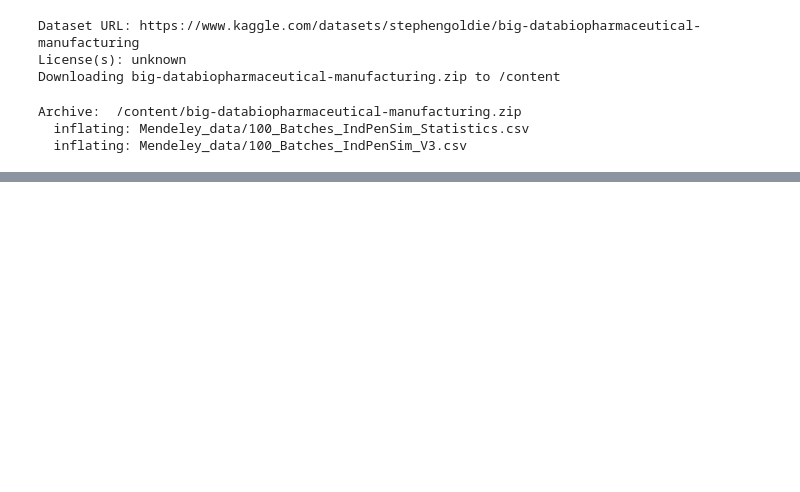
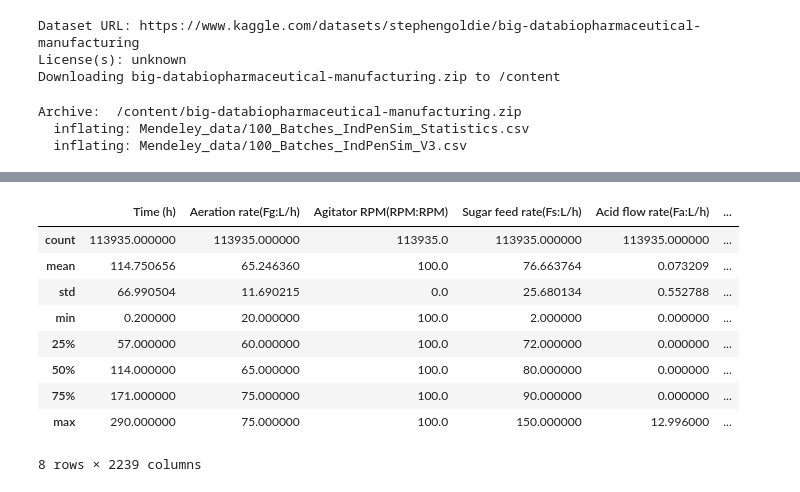
Before and after one commit to DeepBhattarai/Bioprocess_data_evaluation, a Jupyter notebook: Bioprocess_pencillin.ipynb, the cells around one changed output, grey strips where cells are left out. Saved outputs shown, nothing was run; the diff lists cells and outputs as text; code cells hidden in the pictures; blank space fills up the shorter version.

```diff
--- a/Bioprocess_pencillin.ipynb
+++ b/Bioprocess_pencillin.ipynb
@@ -43,0 +94,13 @@ Archive:  /content/big-databiopharmaceutical-manufacturing.zip
+# %%
+df1.describe()
+# %% [output]
+|  | Time (h) | Aeration rate(Fg:L/h) | Agitator RPM(RPM:RPM) | Sugar feed rate(Fs:L/h) | Acid flow rate(Fa:L/h) | ... |
+| count | 113935.000000 | 113935.000000 | 113935.0 | 113935.000000 | 113935.000000 | ... |
+| mean | 114.750656 | 65.246360 | 100.0 | 76.663764 | 0.073209 | ... |
+| std | 66.990504 | 11.690215 | 0.0 | 25.680134 | 0.552788 | ... |
+| min | 0.200000 | 20.000000 | 100.0 | 2.000000 | 0.000000 | ... |
+| 25% | 57.000000 | 60.000000 | 100.0 | 72.000000 | 0.000000 | ... |
+| 50% | 114.000000 | 65.000000 | 100.0 | 80.000000 | 0.000000 | ... |
+| 75% | 171.000000 | 75.000000 | 100.0 | 90.000000 | 0.000000 | ... |
+| max | 290.000000 | 75.000000 | 100.0 | 150.000000 | 12.996000 | ... |
+8 rows × 2239 columns
```
Also changed, not shown: parts of 8 cells of this notebook.
